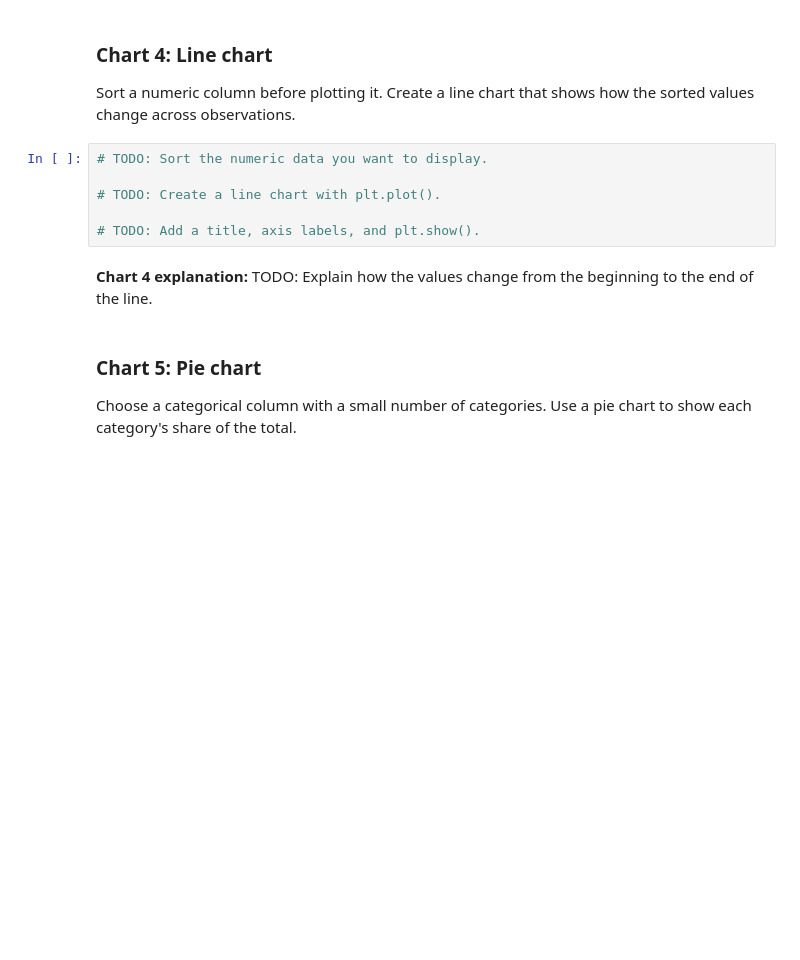
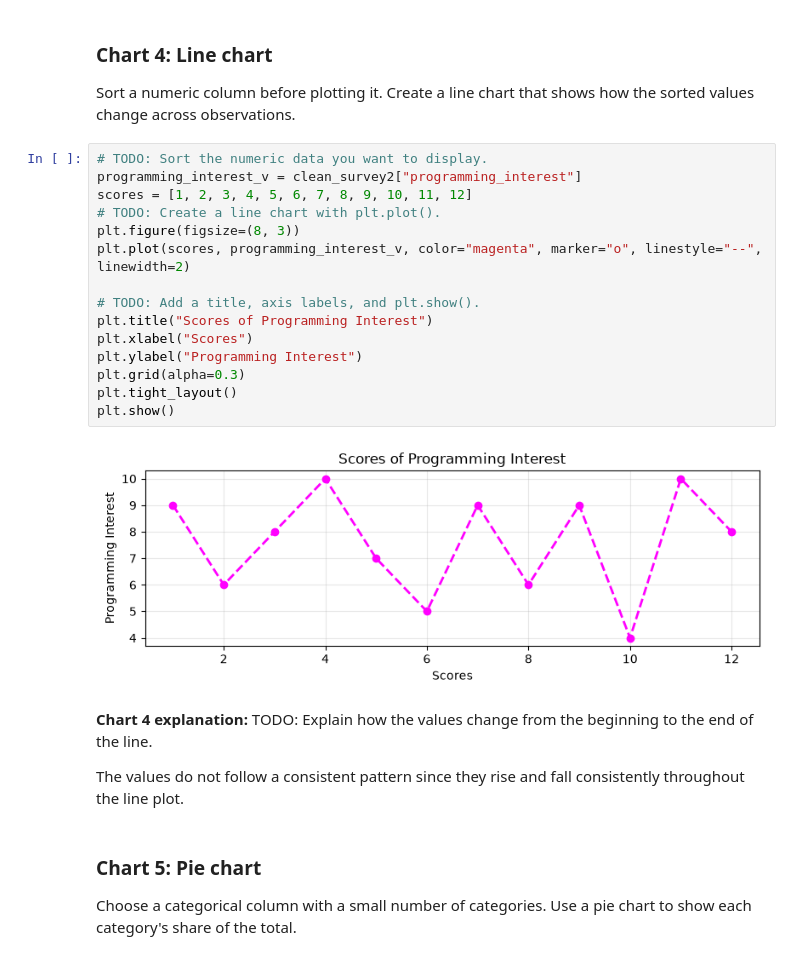
Before and after one commit to khanshanzaeosama-ui/Khan-Shanzae-CMP262-Data-Exploration, a Jupyter notebook: MatplotlibAssignment.ipynb, the cells around one changed output. Saved outputs shown, nothing was run; the diff lists cells and outputs as text; blank space fills up the shorter version.

```diff
--- a/MatplotlibAssignment.ipynb
+++ b/MatplotlibAssignment.ipynb
@@ -130,12 +256,25 @@ Choose two numeric columns. Use a scatter plot to look for a possible relationsh
 Sort a numeric column before plotting it. Create a line chart that shows how the sorted values change across observations.
 # %%
 # TODO: Sort the numeric data you want to display.
-
+programming_interest_v = clean_survey2["programming_interest"]
+scores = [1, 2, 3, 4, 5, 6, 7, 8, 9, 10, 11, 12]
 # TODO: Create a line chart with plt.plot().
+plt.figure(figsize=(8, 3))
+plt.plot(scores, programming_interest_v, color="magenta", marker="o", linestyle="--", linewidth=2)
 
 # TODO: Add a title, axis labels, and plt.show().
+plt.title("Scores of Programming Interest")
+plt.xlabel("Scores")
+plt.ylabel("Programming Interest")
+plt.grid(alpha=0.3)
+plt.tight_layout()
+plt.show()
+# %% [output]
+[figure, added]
 # %% [markdown]
 **Chart 4 explanation:** TODO: Explain how the values change from the beginning to the end of the line.
+
+The values do not follow a consistent pattern since they rise and fall consistently throughout the line plot.
 # %% [markdown]
 ### Chart 5: Pie chart
 Choose a categorical column with a small number of categories. Use a pie chart to show each category's share of the total.
```
Also changed, not shown: parts of 23 cells of this notebook, 4 other files.
